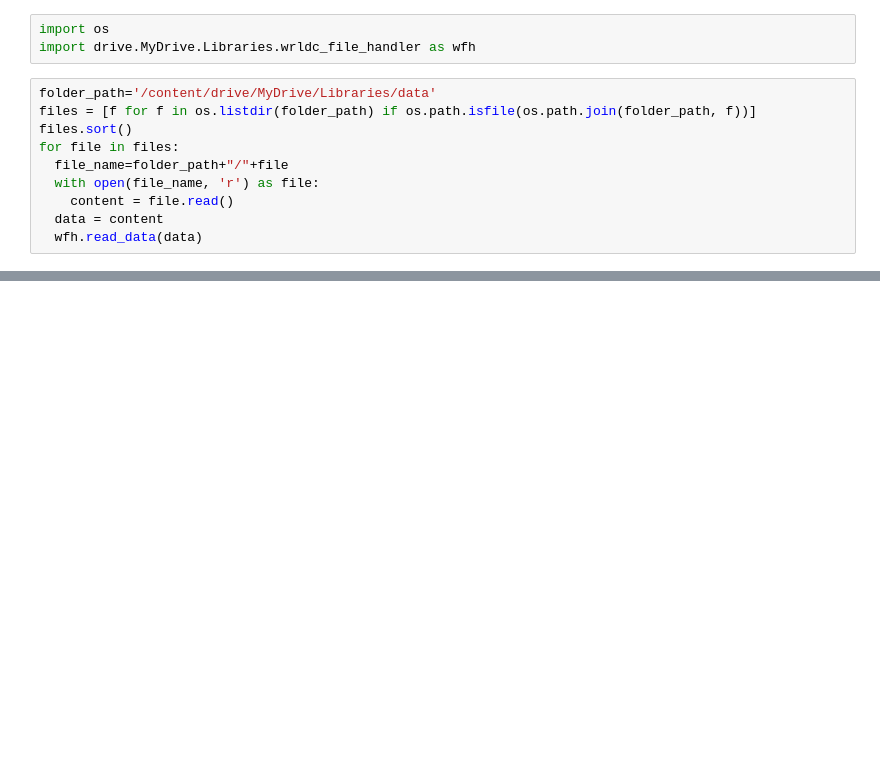
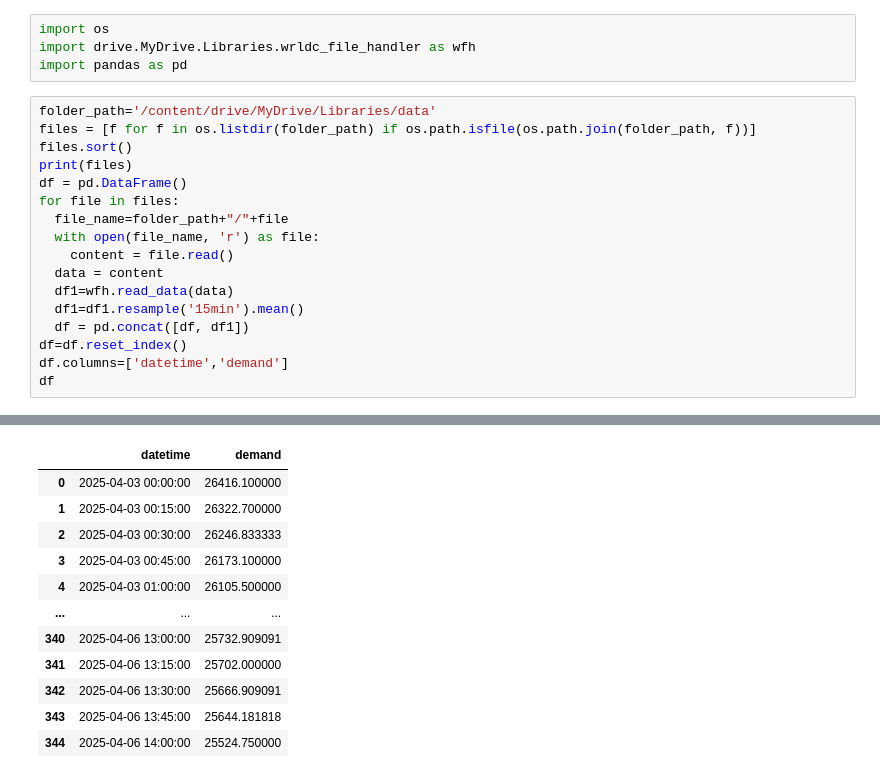
Before and after one commit to nitsundon/Load-Forecast, a Jupyter notebook: DataMining.ipynb, the cells around one changed output, grey strips where cells are left out. Cells and saved outputs as stored; diff of their text form; blank space fills up the shorter version.

```diff
--- a/DataMining.ipynb
+++ b/DataMining.ipynb
@@ -3,14 +3,22 @@
 # %%
 import os
 import drive.MyDrive.Libraries.wrldc_file_handler as wfh
+import pandas as pd
 # %%
 folder_path='/content/drive/MyDrive/Libraries/data'
 files = [f for f in os.listdir(folder_path) if os.path.isfile(os.path.join(folder_path, f))]
 files.sort()
+print(files)
+df = pd.DataFrame()
 for file in files:
   file_name=folder_path+"/"+file
   with open(file_name, 'r') as file:
     content = file.read()
   data = content
-  wfh.read_data(data)
+  df1=wfh.read_data(data)
+  df1=df1.resample('15min').mean()
+  df = pd.concat([df, df1])
+df=df.reset_index()
+df.columns=['datetime','demand']
+df
 # %% [output]
@@ -30,0 +26,12 @@ for file in files:
+|  | datetime | demand |
+| 0 | 2025-04-03 00:00:00 | 26416.100000 |
+| 1 | 2025-04-03 00:15:00 | 26322.700000 |
+| 2 | 2025-04-03 00:30:00 | 26246.833333 |
+| 3 | 2025-04-03 00:45:00 | 26173.100000 |
+| 4 | 2025-04-03 01:00:00 | 26105.500000 |
+| ... | ... | ... |
+| 340 | 2025-04-06 13:00:00 | 25732.909091 |
+| 341 | 2025-04-06 13:15:00 | 25702.000000 |
+| 342 | 2025-04-06 13:30:00 | 25666.909091 |
+| 343 | 2025-04-06 13:45:00 | 25644.181818 |
+| 344 | 2025-04-06 14:00:00 | 25524.750000 |
```
Also changed, not shown: parts of 2 cells of this notebook.
